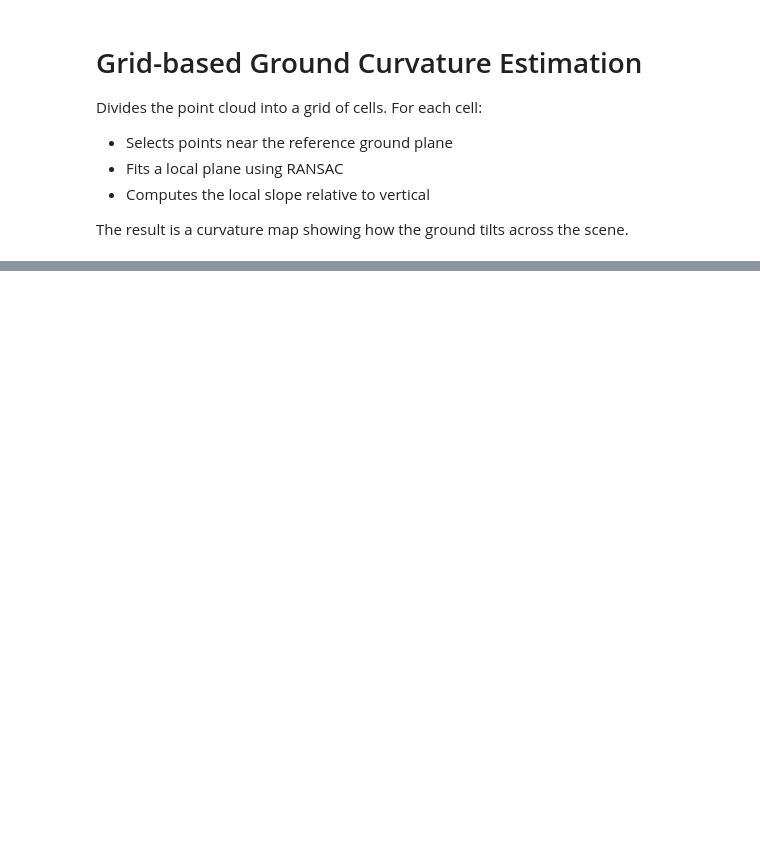
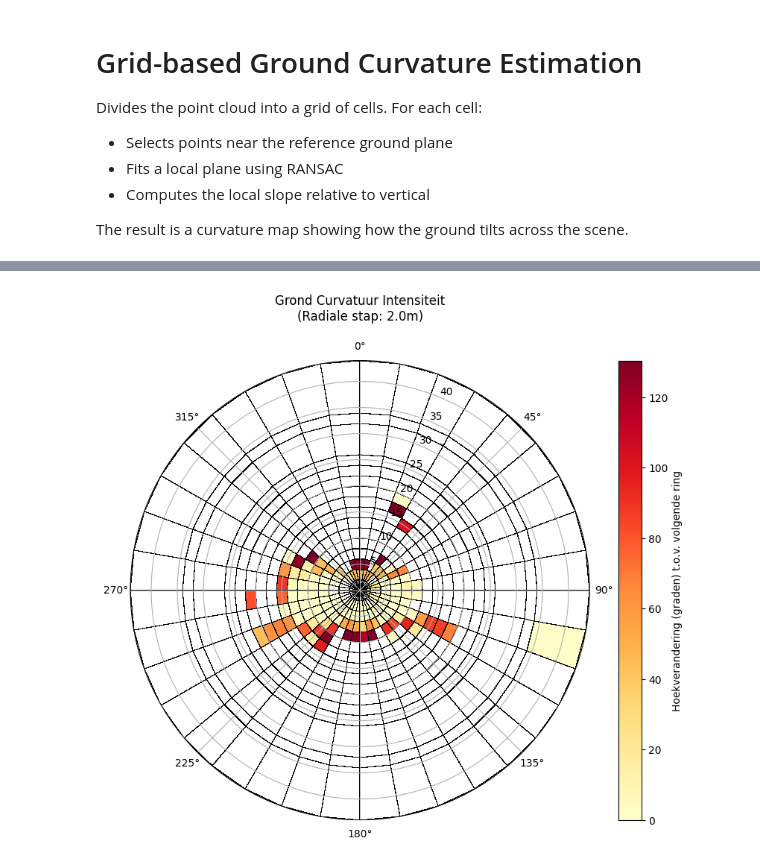
Before and after one commit to Karel317/VISTA-Vertical-curvature_Identification_from_Sensor-fused_Telemetry_and_AHN, a Jupyter notebook: curvature estimation.ipynb, the cells around one changed output, grey strips where cells are left out. Cells and saved outputs as stored; diff of their text form; code cells hidden in the pictures; blank space fills up the shorter version.

Commit message:
debugging voor lars

```diff
--- a/curvature estimation.ipynb
+++ b/curvature estimation.ipynb
@@ -472,0 +750,74 @@ Slope statistics across 296 cells:
+# %%
+import numpy as np
+import matplotlib.pyplot as plt
+
+def plot_direct_polar_curvature(results, r_step):
+    """
+    Berekent de hoekverandering tussen opeenvolgende ringen en
+    geeft dit weer in een polaire hittekaart (zoals je afbeelding).
+    """
+    if not results:
+        print("Geen resultaten gevonden.")
+        return
+
+    # 1. Data organiseren voor snelle lookup
+    r_starts = sorted(list(set(res['r_bounds'][0] for res in results)))
+    t_starts = sorted(list(set(res['theta_bounds'][0] for res in results)))
+    t_ends = sorted(list(set(res['theta_bounds'][1] for res in results)))
+
+    # Maak een map: (r_waarde, t_waarde) -> normaalvector
+    data_map = {(res['r_bounds'][0], res['theta_bounds'][0]): res['normal'] for res in results}
+
+    # 2. Curvatuur matrix opbouwen (Verschil tussen ring i en i+1)
+    # We hebben (N-1) rijen aan data voor N ringen
+    num_r = len(r_starts)
+    num_t = len(t_starts)
+    curvature_matrix = np.full((num_r - 1, num_t), np.nan)
+
+    for i in range(num_r - 1):
+        r_curr = r_starts[i]
+        r_next = r_starts[i+1]
+        for j in range(num_t):
+            t_curr = t_starts[j]
+
+            n1 = data_map.get((r_curr, t_curr))
+            n2 = data_map.get((r_next, t_curr))
+
+            if n1 is not None and n2 is not None:
+                # Bereken hoekverschil in graden
+                dot = np.clip(np.dot(n1, n2), -1.0, 1.0)
+                curvature_matrix[i, j] = np.degrees(np.arccos(dot))
+
+    # 3. Plotten in Polair formaat
+    fig = plt.figure(figsize=(10, 8))
+    ax = fig.add_subplot(111, projection='polar')
+
+    # Oriëntatie: 0 graden is Vooruit (+X)
+    ax.set_theta_zero_location('N')
+    ax.set_theta_direction(-1)
+
+    # Definieer de grenzen voor de vakjes (edges)
+    # Theta grenzen: alle startpunten + het allerlaatste eindpunt
+    t_boundaries = np.array(t_starts + [t_ends[-1]])
+    # R grenzen: we gebruiken de eerste (N-1) ringen omdat we daar curvatuur voor hebben
+    r_boundaries = np.array(r_starts)
+
+    # De hittekaart tekenen
+    mesh = ax.pcolormesh(t_boundaries, r_boundaries, curvature_matrix,
+                         cmap='YlOrRd', shading='flat', edgecolor='black', linewidth=0.1)
+
+    # Kleurenschaal instellen (automatisch op 95e percentiel voor goed contrast)
+    valid_vals = curvature_matrix[~np.isnan(curvature_matrix)]
+    if len(valid_vals) > 0:
+        vmax = np.percentile(valid_vals, 95)
+        mesh.set_clim(0, max(vmax, 2.0)) # Minimaal 2 graden schaal voor leesbaarheid
+
+    plt.colorbar(mesh, ax=ax, label='Hoekverandering (graden) t.o.v. volgende ring')
+    ax.set_title(f"Grond Curvatuur Intensiteit\n(Radiale stap: {r_step}m)", pad=20)
+    plt.show()
+
+# --- Uitvoeren ---
+# Gebruik de resultaten uit je eerdere polar_results berekening
+plot_direct_polar_curvature(polar_results, R_STEP)
+# %% [output]
+[figure, added]
```
Also changed, not shown: parts of 12 cells of this notebook.
